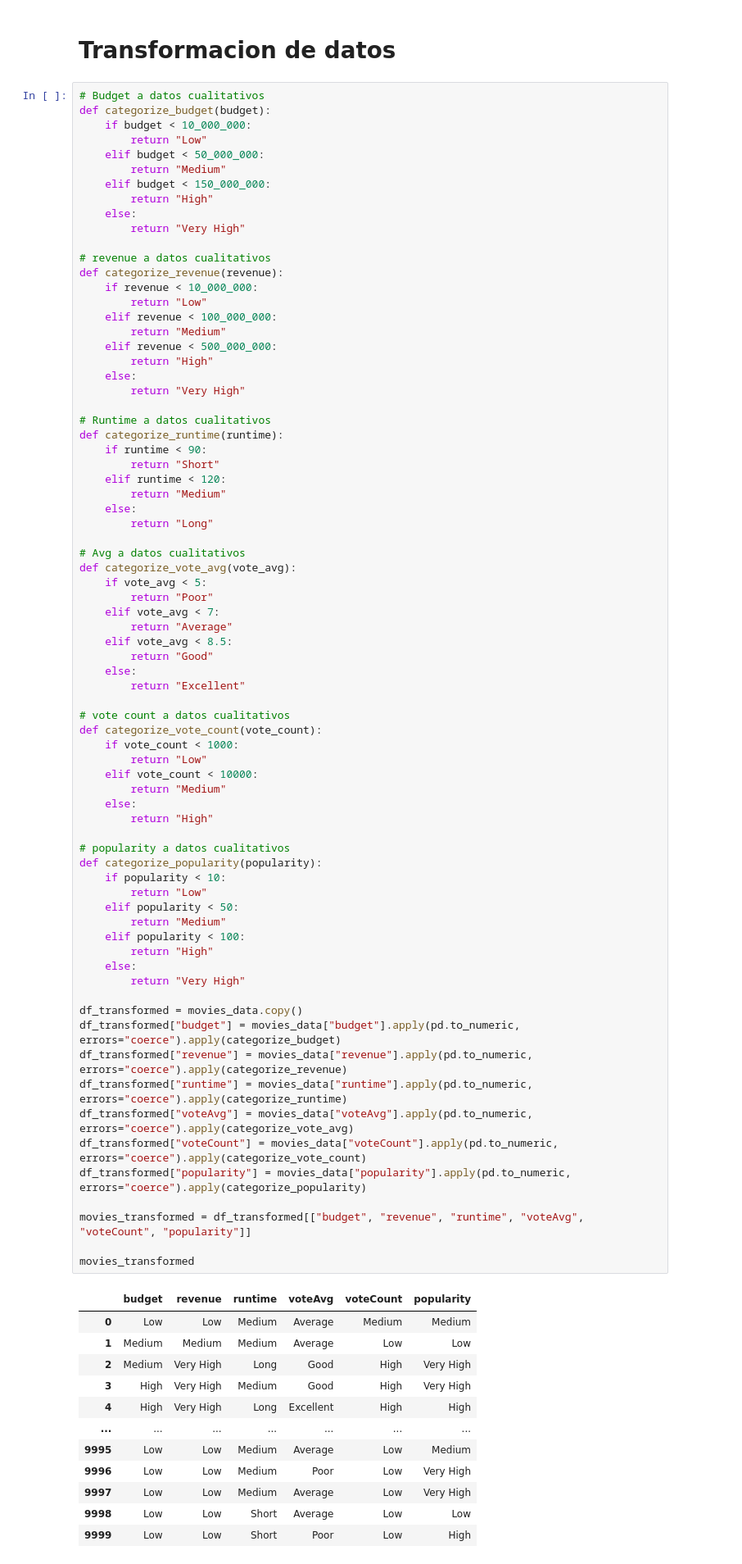
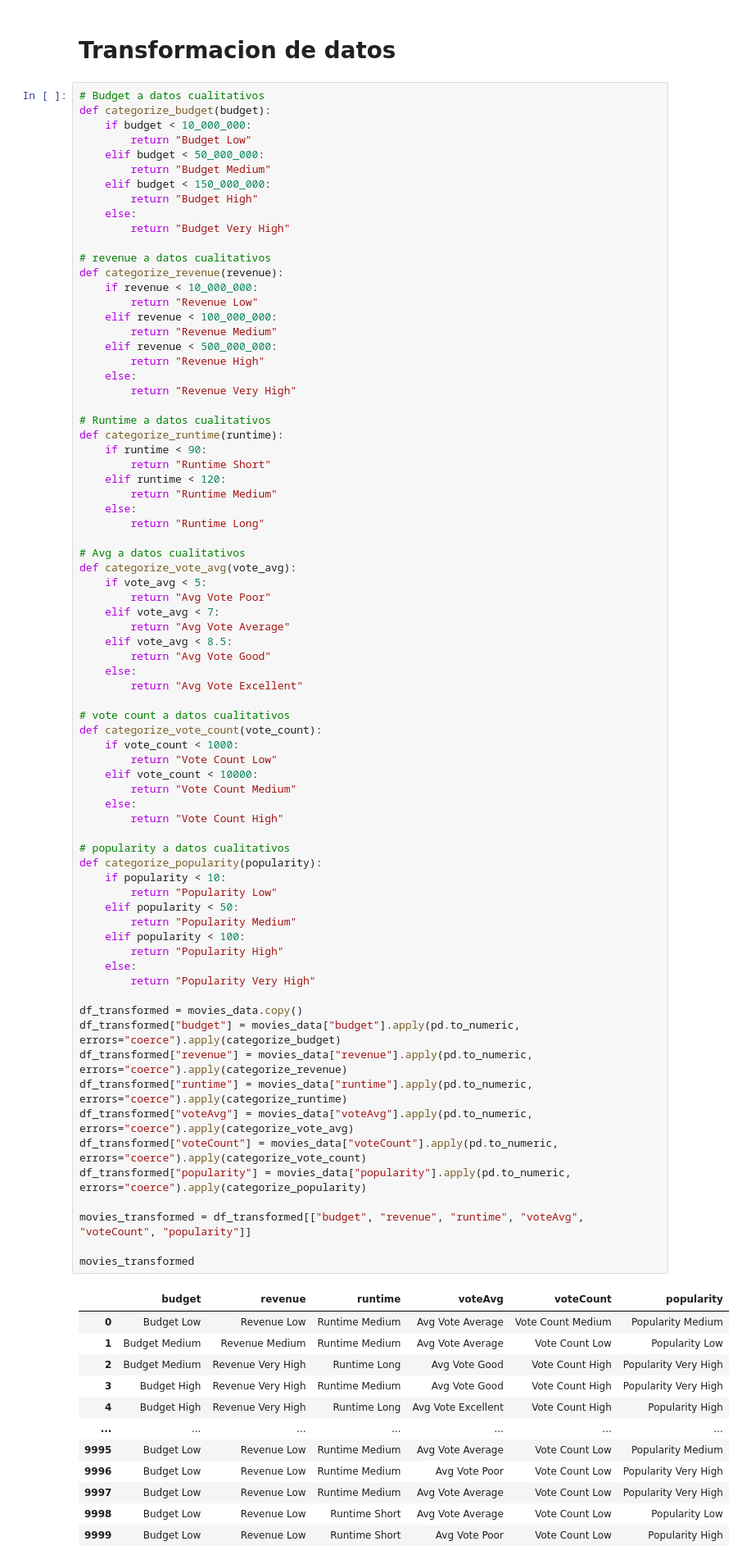
Before and after one commit to josuemj/CineVision-Studios, a Jupyter notebook: regla_asociacion.ipynb, the cells around one changed output. Shown at 82% size. Drawn from its saved outputs; the diff is of its cells as text.

```diff
--- a/regla_asociacion.ipynb
+++ b/regla_asociacion.ipynb
@@ -29,89 +27,89 @@ movies_data
 # Budget a datos cualitativos
 def categorize_budget(budget):
     if budget < 10_000_000:
-        return "Low"
+        return "Budget Low"
     elif budget < 50_000_000:
-        return "Medium"
+        return "Budget Medium"
     elif budget < 150_000_000:
-        return "High"
+        return "Budget High"
     else:
-        return "Very High"
+        return "Budget Very High"
 
 # revenue a datos cualitativos
 def categorize_revenue(revenue):
     if revenue < 10_000_000:
-        return "Low"
+        return "Revenue Low"
     elif revenue < 100_000_000:
-        return "Medium"
+        return "Revenue Medium"
     elif revenue < 500_000_000:
-        return "High"
+        return "Revenue High"
     else:
-        return "Very High"
+        return "Revenue Very High"
 
 # Runtime a datos cualitativos
 def categorize_runtime(runtime):
     if runtime < 90:
-        return "Short"
+        return "Runtime Short"
     elif runtime < 120:
-        return "Medium"
+        return "Runtime Medium"
     else:
-        return "Long"
+        return "Runtime Long"
 
 # Avg a datos cualitativos
 def categorize_vote_avg(vote_avg):
     if vote_avg < 5:
-        return "Poor"
+        return "Avg Vote Poor"
     elif vote_avg < 7:
-        return "Average"
+        return "Avg Vote Average"
     elif vote_avg < 8.5:
-        return "Good"
+        return "Avg Vote Good"
     else:
-        return "Excellent"
+        return "Avg Vote Excellent"
 
 # vote count a datos cualitativos
 def categorize_vote_count(vote_count):
     if vote_count < 1000:
-        return "Low"
+        return "Vote Count Low"
     elif vote_count < 10000:
-        return "Medium"
+        return "Vote Count Medium"
     else:
-        return "High"
+        return "Vote Count High"
 
 # popularity a datos cualitativos
 def categorize_popularity(popularity):
     if popularity < 10:
-        return "Low"
+        return "Popularity Low"
     elif popularity < 50:
-        return "Medium"
+        return "Popularity Medium"
     elif popularity < 100:
-        return "High"
+        return "Popularity High"
     else:
-        return "Very High"
+        return "Popularity Very High"
 
 df_transformed = movies_data.copy()
 df_transformed["budget"] = movies_data["budget"].apply(pd.to_numeric, errors="coerce").apply(categorize_budget)
 df_transformed["revenue"] = movies_data["revenue"].apply(pd.to_numeric, errors="coerce").apply(categorize_revenue)
 df_transformed["runtime"] = movies_data["runtime"].apply(pd.to_numeric, errors="coerce").apply(categorize_runtime)
 df_transformed["voteAvg"] = movies_data["voteAvg"].apply(pd.to_numeric, errors="coerce").apply(categorize_vote_avg)
 df_transformed["voteCount"] = movies_data["voteCount"].apply(pd.to_numeric, errors="coerce").apply(categorize_vote_count)
 df_transformed["popularity"] = movies_data["popularity"].apply(pd.to_numeric, errors="coerce").apply(categorize_popularity)
 
 movies_transformed = df_transformed[["budget", "revenue", "runtime", "voteAvg", "voteCount", "popularity"]]
 
 movies_transformed
 # %% [output]
 |  | budget | revenue | runtime | voteAvg | voteCount | popularity |
-| 0 | Low | Low | Medium | Average | Medium | Medium |
-| 1 | Medium | Medium | Medium | Average | Low | Low |
-| 2 | Medium | Very High | Long | Good | High | Very High |
-| 3 | High | Very High | Medium | Good | High | Very High |
-| 4 | High | Very High | Long | Excellent | High | High |
+| 0 | Budget Low | Revenue Low | Runtime Medium | Avg Vote Average | Vote Count Medium | Popularity Medium |
+| 1 | Budget Medium | Revenue Medium | Runtime Medium | Avg Vote Average | Vote Count Low | Popularity Low |
+| 2 | Budget Medium | Revenue Very High | Runtime Long | Avg Vote Good | Vote Count High | Popularity Very High |
+| 3 | Budget High | Revenue Very High | Runtime Medium | Avg Vote Good | Vote Count High | Popularity Very High |
+| 4 | Budget High | Revenue Very High | Runtime Long | Avg Vote Excellent | Vote Count High | Popularity High |
 | ... | ... | ... | ... | ... | ... | ... |
-| 9995 | Low | Low | Medium | Average | Low | Medium |
-| 9996 | Low | Low | Medium | Poor | Low | Very High |
-| 9997 | Low | Low | Medium | Average | Low | Very High |
-| 9998 | Low | Low | Short | Average | Low | Low |
-| 9999 | Low | Low | Short | Poor | Low | High |
+| 9995 | Budget Low | Revenue Low | Runtime Medium | Avg Vote Average | Vote Count Low | Popularity Medium |
+| 9996 | Budget Low | Revenue Low | Runtime Medium | Avg Vote Poor | Vote Count Low | Popularity Very High |
+| 9997 | Budget Low | Revenue Low | Runtime Medium | Avg Vote Average | Vote Count Low | Popularity Very High |
+| 9998 | Budget Low | Revenue Low | Runtime Short | Avg Vote Average | Vote Count Low | Popularity Low |
+| 9999 | Budget Low | Revenue Low | Runtime Short | Avg Vote Poor | Vote Count Low | Popularity High |
 10000 rows × 6 columns
 # %%
 print(movies_transformed.shape)
```
Also changed, not shown: parts of 8 cells of this notebook.
